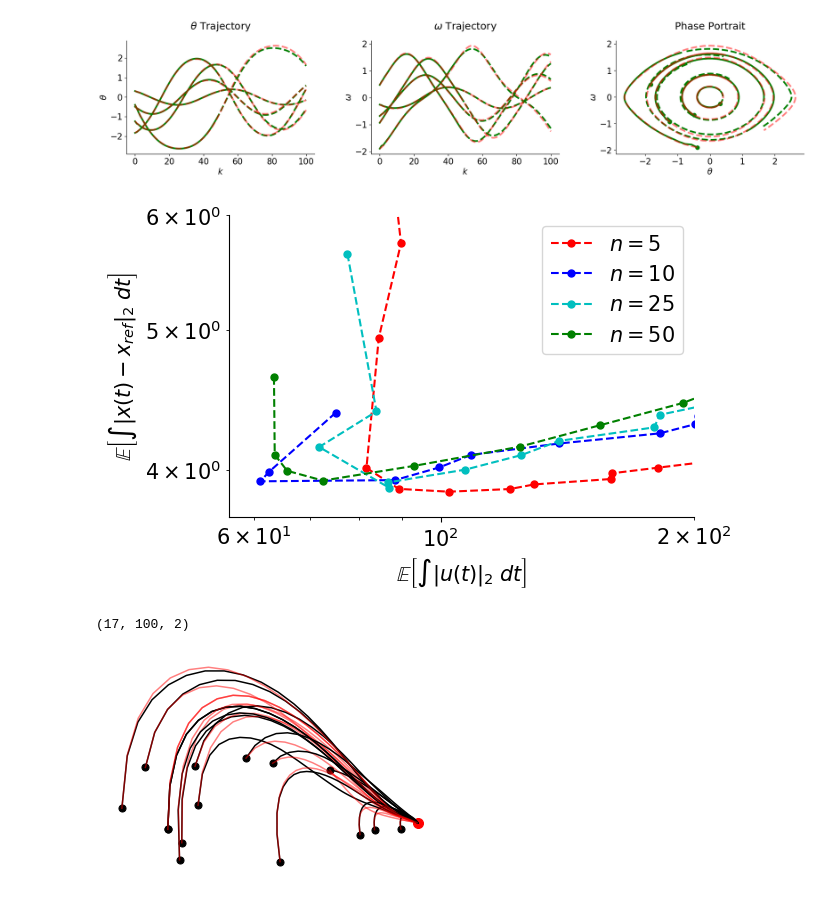
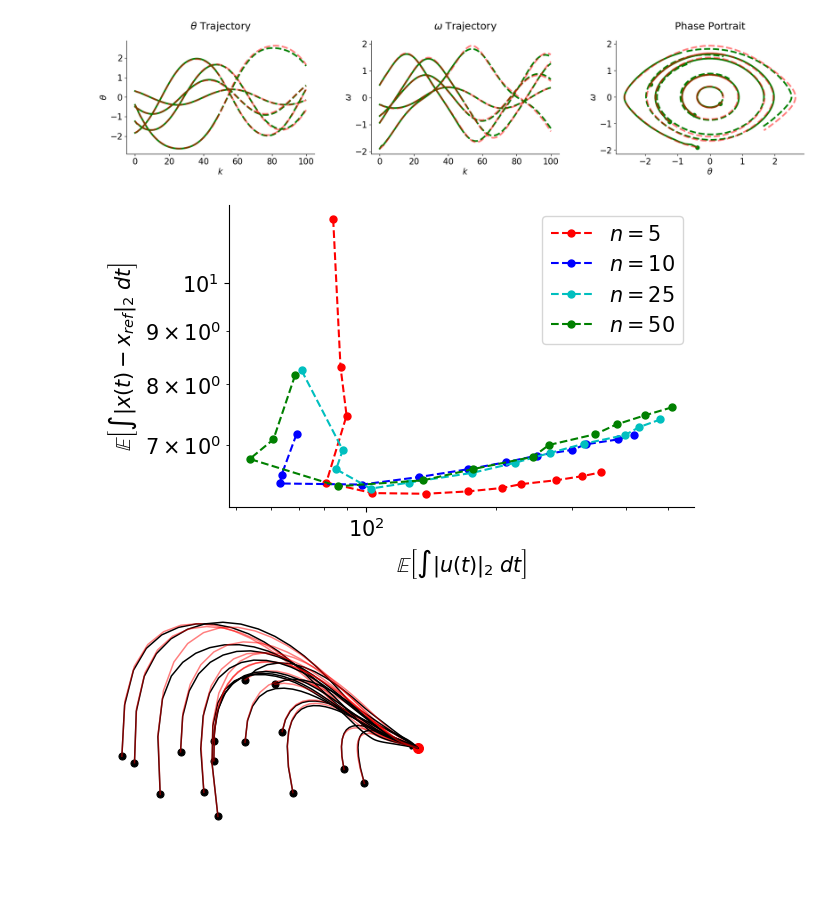
Before and after one commit to xl402/deep-koopman, a Jupyter notebook: control/n-shifts-control.ipynb, the cells around one changed output. Drawn from its saved outputs; the diff is of its cells as text; code cells hidden in the pictures; blank space fills up the shorter version.

Commit message:
thesis figures nearly done :-o

```diff
--- a/control/n-shifts-control.ipynb
+++ b/control/n-shifts-control.ipynb
@@ -20,7 +23,7 @@ from control_util import *
 model_names = ["d-n-exp-1", "d-n-exp-2", "d-n-exp-3", "d-n-exp-4", "d-n-exp-5"]
 model_labels = [r"$n=2$", r"$n=5$", r"$n=10$", r"$n=25$", r"$n=50$"]
 PATH = "../saved/logs/models/denis-nshifts-exp/pendulum"
-x_true = np.load('../data/raw_data/pend_val.npy')
+x_true = np.load('../data/raw_data/affine/pend_val.npy')
 
 models, model_configs = load_models(DENIS, PATH, model_names)
 # %%
@@ -44,24 +47,24 @@ results5 = kooc_eval(models[4], init_cond, x_goal, 100, Qs)
 # %%
 fig, ax = plt.subplots(1, 1, dpi=100)
 
 #ax.plot(results1[1], results1[0], '--.', markersize=10, label=r'$n=2$', color='k')
 ax.plot(results2[1], results2[0], '--.', markersize=10, label=r'$n=5$', color='r')
 ax.plot(results3[1], results3[0], '--.', markersize=10, label=r'$n=10$', color='b')
 ax.plot(results4[1], results4[0], '--.', markersize=10, label=r'$n=25$', color='c')
 ax.plot(results5[1], results5[0], '--.', markersize=10, label=r'$n=50$', color='g')
 
 ax.set_xlabel(r'$\mathbb{E}\left[\int \|u(t)\|_2 \; dt\right]$')
 ax.set_ylabel(r'$\mathbb{E}\left[\int \|x(t)-x_{ref}\|_2 \; dt \right]$')
 ax.set_yscale('log')
 ax.set_xscale('log')
 ax.spines['right'].set_visible(False)
 ax.spines['top'].set_visible(False)
 ax.legend()
-ax.set_xlim([None, 200])
-ax.set_ylim([None, 6])
+#ax.set_xlim([None, 200])
+#ax.set_ylim([None, 6])
 plt.show()
 # %% [output]
-[figure, old version]
+[figure, new version]
 # %%
 idx = np.random.randint(0, len(x_true), 20)
 init_cond = x_true[idx, 0:1, :]
@@ -80,10 +83,6 @@ x_kooc_3, u_kooc, t, t_kooc = kooc.simulate(init_cond[:17], x_goal, 100, [10, 0]
 
 kooc = KOOC('pendulum', models[4], 0.1)
 x_kooc_4, u_kooc, t, t_kooc = kooc.simulate(init_cond[:17], x_goal, 100, [10, 0], r=1)
-# %%
-x_kooc_4.shape
-# %% [output]
-(17, 100, 2)
 # %%
 fig, ax = plt.subplots(1, 1)
 for i in range(15):
@@ -95,7 +94,7 @@ ax.scatter([x_goal[0]], [x_goal[1]], color='r', s=100)
 ax.axis('off')
 plt.show()
 # %% [output]
-[figure, old version]
+[figure, new version]
 # %%
 animate([r'$n=2$', r'$n=5$', r'$n=10$', r'$n=25$', r'$n=50$']
         , 'kooc_nshifts', x_kooc_0, x_kooc_1, x_kooc_2, x_kooc_3, x_kooc_4)
```
Also changed, not shown: parts of 1 cell of this notebook, 35 other files.
